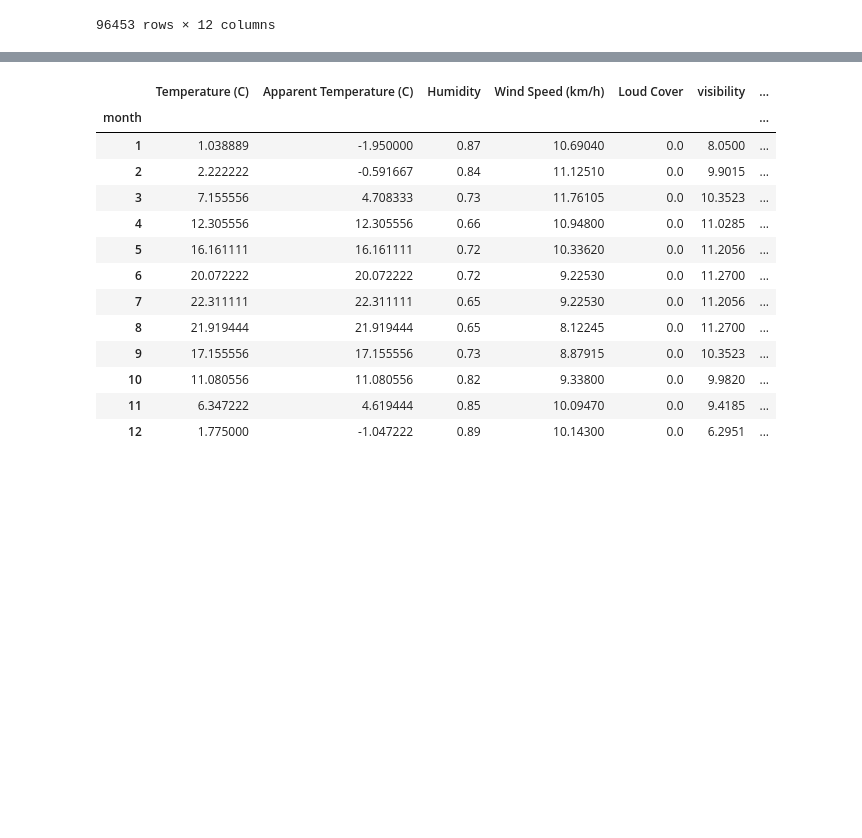
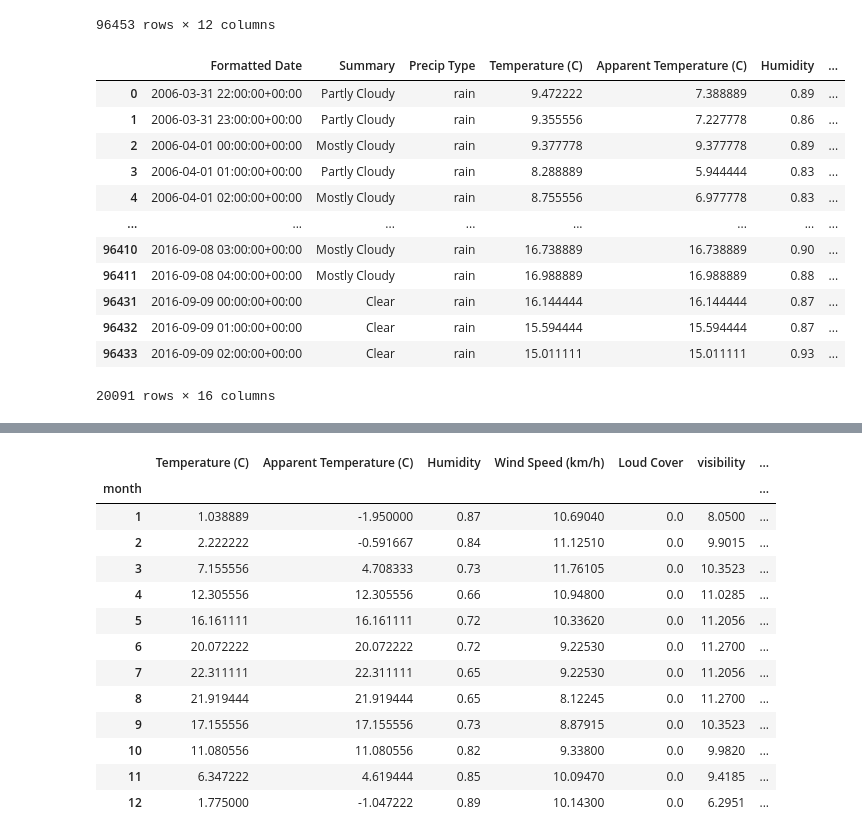
Before and after one commit to DmitryKutsev/ml_hw, a Jupyter notebook: hw1.ipynb, the cells around one changed output, grey strips where cells are left out. Drawn from its saved outputs; the diff is of its cells as text; code cells hidden in the pictures; blank space fills up the shorter version.

```diff
--- a/hw1.ipynb
+++ b/hw1.ipynb
@@ -66,3 +66,20 @@ weather_hist['day'] = weather_hist['Formatted Date'].dt.day
+# %%
+rainy_days_2014 = weather_hist.groupby(['day'])
+rainy_days_2014.head()
+# %% [output]
+|  | Formatted Date | Summary | Precip Type | Temperature (C) | Apparent Temperature (C) | Humidity | ... |
+| 0 | 2006-03-31 22:00:00+00:00 | Partly Cloudy | rain | 9.472222 | 7.388889 | 0.89 | ... |
+| 1 | 2006-03-31 23:00:00+00:00 | Partly Cloudy | rain | 9.355556 | 7.227778 | 0.86 | ... |
+| 2 | 2006-04-01 00:00:00+00:00 | Mostly Cloudy | rain | 9.377778 | 9.377778 | 0.89 | ... |
+| 3 | 2006-04-01 01:00:00+00:00 | Partly Cloudy | rain | 8.288889 | 5.944444 | 0.83 | ... |
+| 4 | 2006-04-01 02:00:00+00:00 | Mostly Cloudy | rain | 8.755556 | 6.977778 | 0.83 | ... |
+| ... | ... | ... | ... | ... | ... | ... | ... |
+| 96410 | 2016-09-08 03:00:00+00:00 | Mostly Cloudy | rain | 16.738889 | 16.738889 | 0.90 | ... |
+| 96411 | 2016-09-08 04:00:00+00:00 | Mostly Cloudy | rain | 16.988889 | 16.988889 | 0.88 | ... |
+| 96431 | 2016-09-09 00:00:00+00:00 | Clear | rain | 16.144444 | 16.144444 | 0.87 | ... |
+| 96432 | 2016-09-09 01:00:00+00:00 | Clear | rain | 15.594444 | 15.594444 | 0.87 | ... |
+| 96433 | 2016-09-09 02:00:00+00:00 | Clear | rain | 15.011111 | 15.011111 | 0.93 | ... |
+20091 rows × 16 columns
 # %%
 rainy_days_2014 = weather_hist.loc[weather_hist['Precip Type'] == 'rain']
 rainy_days_2014 = rainy_days_2014.loc[rainy_days_2014['year'] == float('2014')]
```
Also changed, not shown: parts of 5 cells of this notebook.
